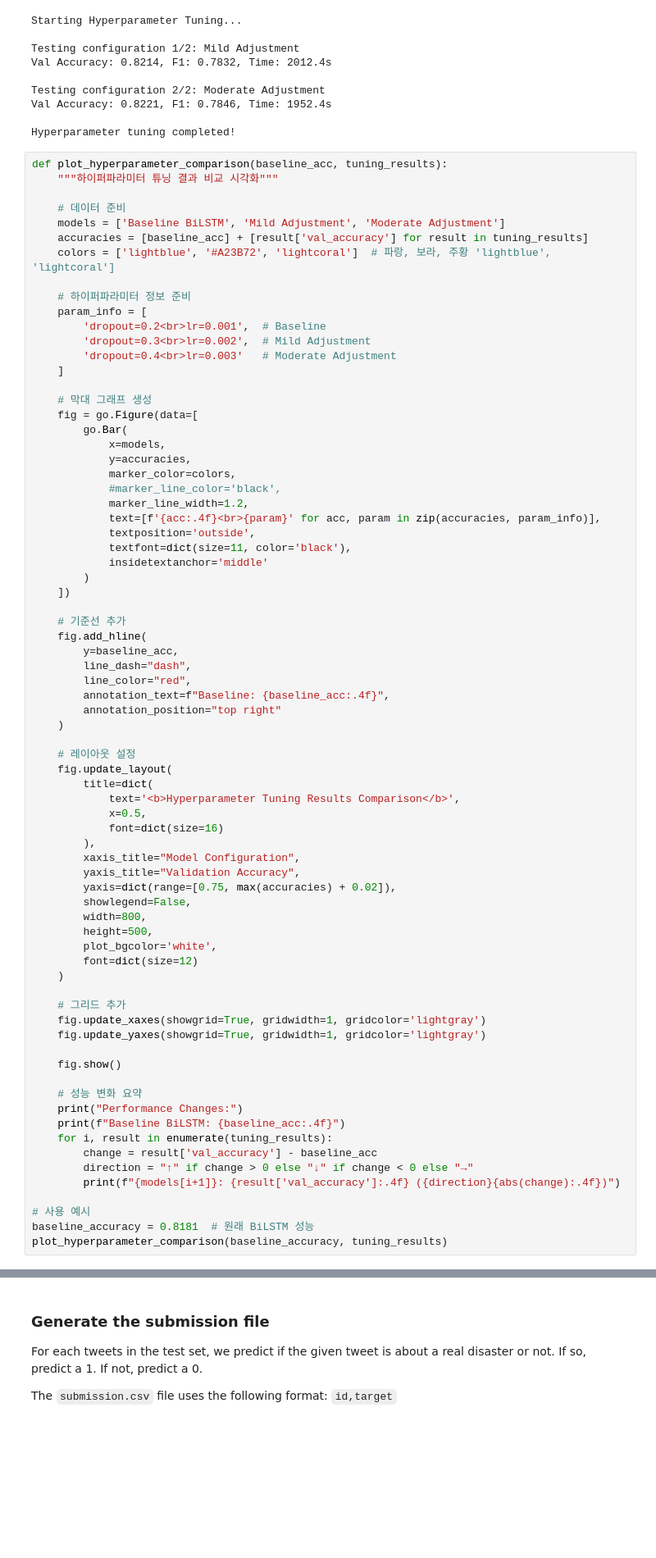
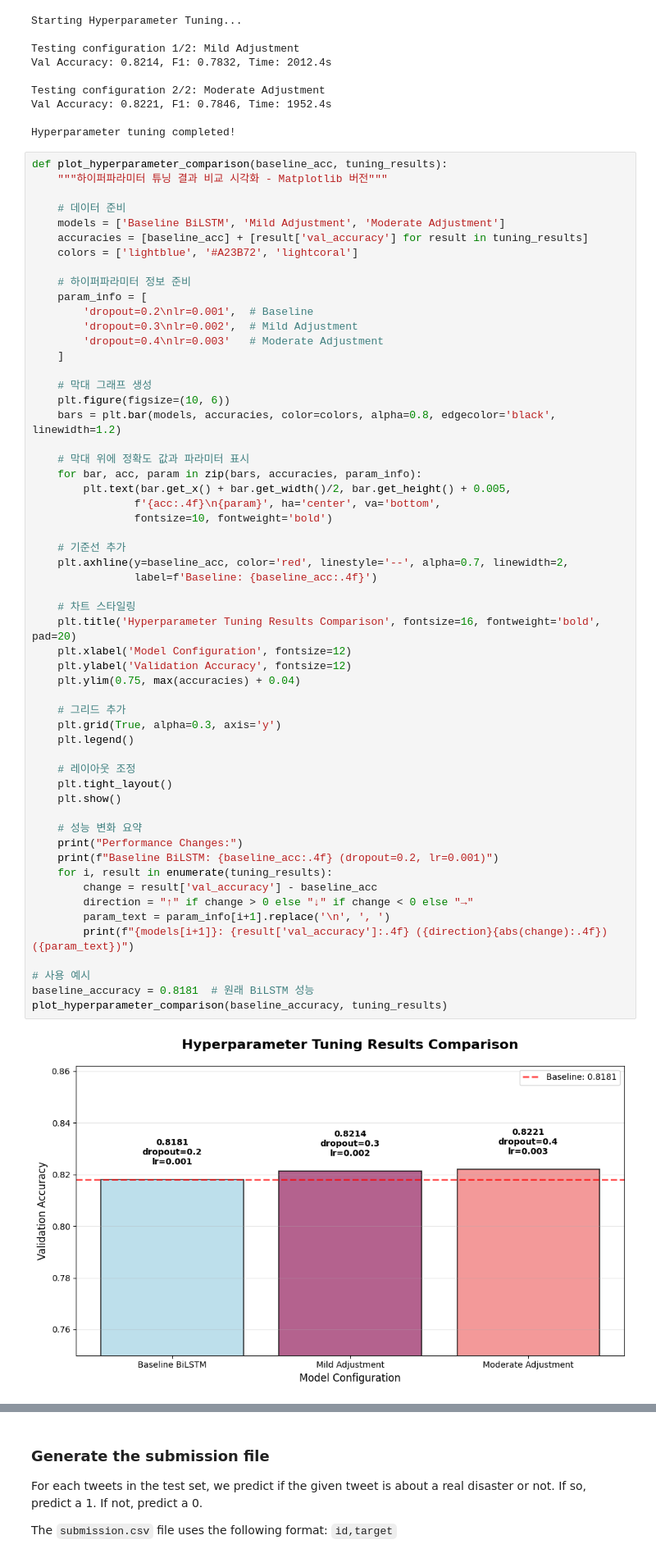
Before and after one commit to 2radix5/Deep-Learning, a Jupyter notebook: Week4/disaster-tweets.ipynb, the cells around one changed output, grey strips where cells are left out. Shown at 82% size. Drawn from its saved outputs; the diff is of its cells as text; blank space fills up the shorter version.

```diff
--- a/Week4/disaster-tweets.ipynb
+++ b/Week4/disaster-tweets.ipynb
@@ -949,77 +963,60 @@ Val Accuracy: 0.8221, F1: 0.7846, Time: 1952.4s
 Hyperparameter tuning completed!
 # %%
 def plot_hyperparameter_comparison(baseline_acc, tuning_results):
-    """하이퍼파라미터 튜닝 결과 비교 시각화"""
+    """하이퍼파라미터 튜닝 결과 비교 시각화 - Matplotlib 버전"""
 
     # 데이터 준비
     models = ['Baseline BiLSTM', 'Mild Adjustment', 'Moderate Adjustment']
     accuracies = [baseline_acc] + [result['val_accuracy'] for result in tuning_results]
-    colors = ['lightblue', '#A23B72', 'lightcoral']  # 파랑, 보라, 주황 'lightblue', 'lightcoral']
+    colors = ['lightblue', '#A23B72', 'lightcoral']
 
     # 하이퍼파라미터 정보 준비
     param_info = [
-        'dropout=0.2<br>lr=0.001',  # Baseline
-        'dropout=0.3<br>lr=0.002',  # Mild Adjustment
-        'dropout=0.4<br>lr=0.003'   # Moderate Adjustment
+        'dropout=0.2\nlr=0.001',  # Baseline
+        'dropout=0.3\nlr=0.002',  # Mild Adjustment
+        'dropout=0.4\nlr=0.003'   # Moderate Adjustment
     ]
 
     # 막대 그래프 생성
-    fig = go.Figure(data=[
-        go.Bar(
-            x=models,
-            y=accuracies,
-            marker_color=colors,
-            #marker_line_color='black',
-            marker_line_width=1.2,
-            text=[f'{acc:.4f}<br>{param}' for acc, param in zip(accuracies, param_info)],
-            textposition='outside',
-            textfont=dict(size=11, color='black'),
-            insidetextanchor='middle'
-        )
-    ])
+    plt.figure(figsize=(10, 6))
+    bars = plt.bar(models, accuracies, color=colors, alpha=0.8, edgecolor='black', linewidth=1.2)
+
+    # 막대 위에 정확도 값과 파라미터 표시
+    for bar, acc, param in zip(bars, accuracies, param_info):
+        plt.text(bar.get_x() + bar.get_width()/2, bar.get_height() + 0.005,
+                f'{acc:.4f}\n{param}', ha='center', va='bottom',
+                fontsize=10, fontweight='bold')
 
     # 기준선 추가
-    fig.add_hline(
-        y=baseline_acc,
-        line_dash="dash",
-        line_color="red",
-        annotation_text=f"Baseline: {baseline_acc:.4f}",
-        annotation_position="top right"
-    )
+    plt.axhline(y=baseline_acc, color='red', linestyle='--', alpha=0.7, linewidth=2,
+                label=f'Baseline: {baseline_acc:.4f}')
 
-    # 레이아웃 설정
-    fig.update_layout(
-        title=dict(
-            text='<b>Hyperparameter Tuning Results Comparison</b>',
-            x=0.5,
-            font=dict(size=16)
-        ),
-        xaxis_title="Model Configuration",
-        yaxis_title="Validation Accuracy",
-        yaxis=dict(range=[0.75, max(accuracies) + 0.02]),
-        showlegend=False,
-        width=800,
-        height=500,
-        plot_bgcolor='white',
-        font=dict(size=12)
-    )
+    # 차트 스타일링
+    plt.title('Hyperparameter Tuning Results Comparison', fontsize=16, fontweight='bold', pad=20)
+    plt.xlabel('Model Configuration', fontsize=12)
+    plt.ylabel('Validation Accuracy', fontsize=12)
+    plt.ylim(0.75, max(accuracies) + 0.04)
 
     # 그리드 추가
-    fig.update_xaxes(showgrid=True, gridwidth=1, gridcolor='lightgray')
-    fig.update_yaxes(showgrid=True, gridwidth=1, gridcolor='lightgray')
+    plt.grid(True, alpha=0.3, axis='y')
+    plt.legend()
 
-    fig.show()
+    # 레이아웃 조정
+    plt.tight_layout()
+    plt.show()
 
     # 성능 변화 요약
     print("Performance Changes:")
-    print(f"Baseline BiLSTM: {baseline_acc:.4f}")
+    print(f"Baseline BiLSTM: {baseline_acc:.4f} (dropout=0.2, lr=0.001)")
     for i, result in enumerate(tuning_results):
         change = result['val_accuracy'] - baseline_acc
         direction = "↑" if change > 0 else "↓" if change < 0 else "→"
-        print(f"{models[i+1]}: {result['val_accuracy']:.4f} ({direction}{abs(change):.4f})")
+        param_text = param_info[i+1].replace('\n', ', ')
+        print(f"{models[i+1]}: {result['val_accuracy']:.4f} ({direction}{abs(change):.4f}) ({param_text})")
 
 # 사용 예시
 baseline_accuracy = 0.8181  # 원래 BiLSTM 성능
 plot_hyperparameter_comparison(baseline_accuracy, tuning_results)
 # %% [output]
+[figure, added]
 Performance Changes:
```
Also changed, not shown: parts of 5 cells of this notebook.
